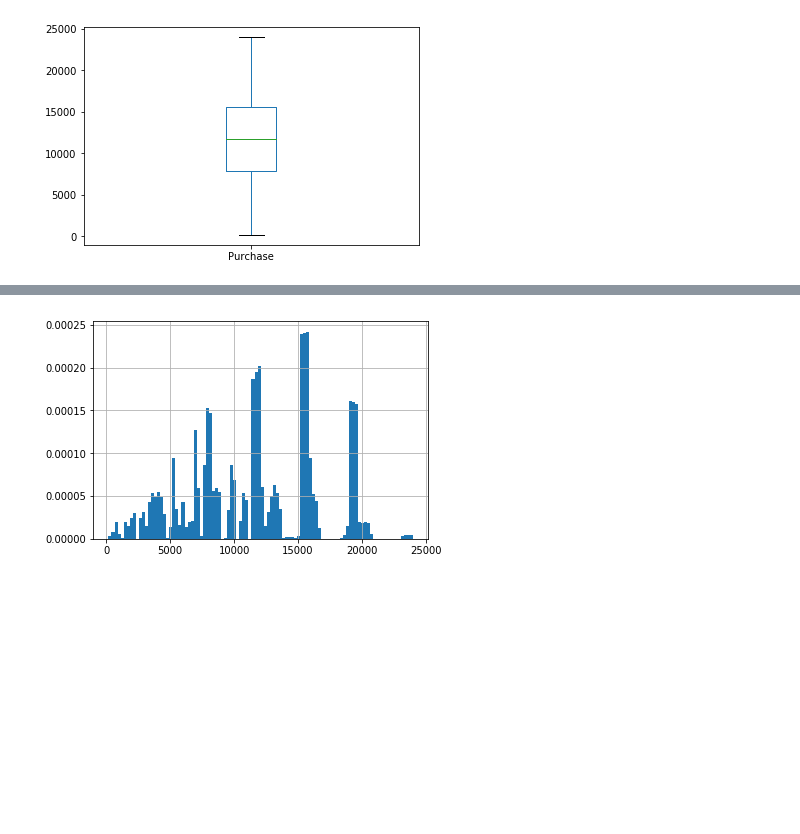
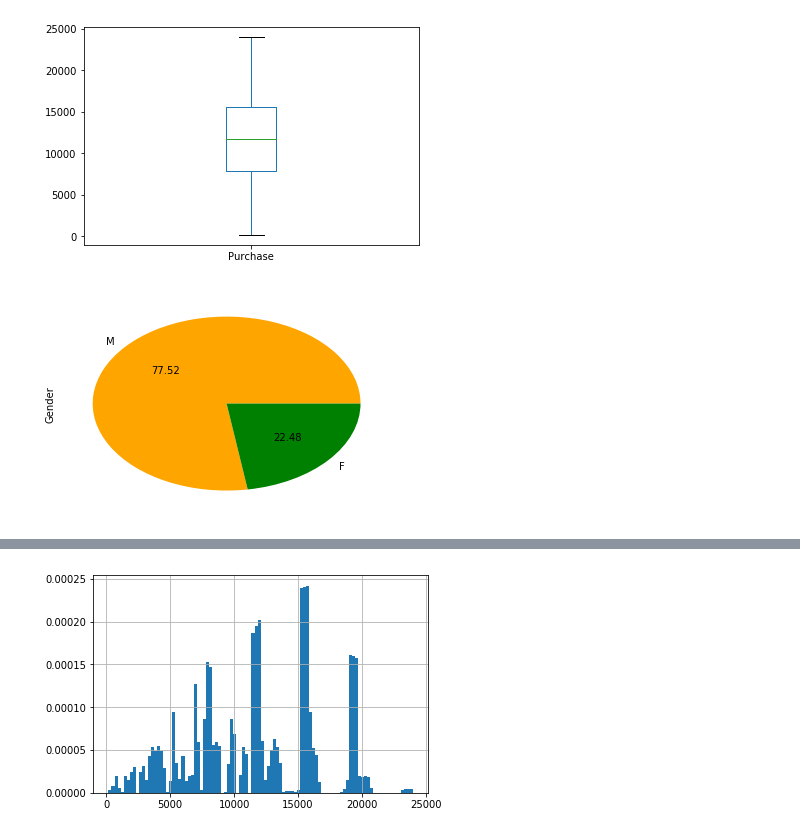
Before and after one commit to tluigimm/Projeto-3-CD, a Jupyter notebook: Trabalho 3.ipynb, the cells around one changed output, grey strips where cells are left out. Cells and saved outputs as stored; diff of their text form; code cells hidden in the pictures; blank space fills up the shorter version.

```diff
--- a/Trabalho 3.ipynb
+++ b/Trabalho 3.ipynb
@@ -39,3 +40,11 @@ probplot(df.Purchase, dist="norm", plot=plt);
 df.Purchase.plot.box();
 # %% [output]
 [figure]
+# %%
+# gráfico de pizza com o genero dos consumidores (homem ou mulher)
+# a grande maioria dos consumidores são homens
+
+sexo = df['Gender'].value_counts()
+sexo.plot(kind='pie', colors=('orange', 'green'), autopct="%0.2f",legend=False);
+# %% [output]
+[figure, added]
```
Also changed, not shown: parts of 21 cells of this notebook.
